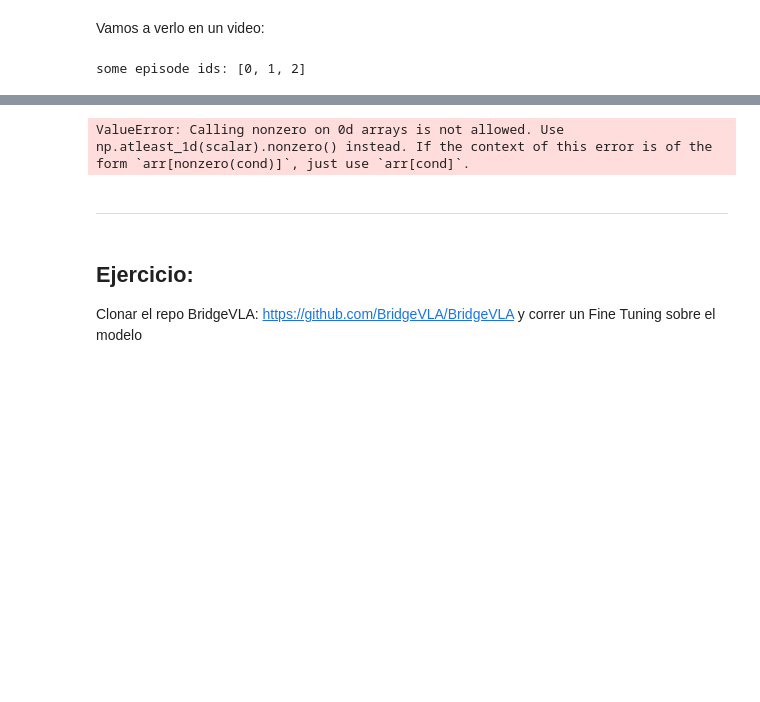
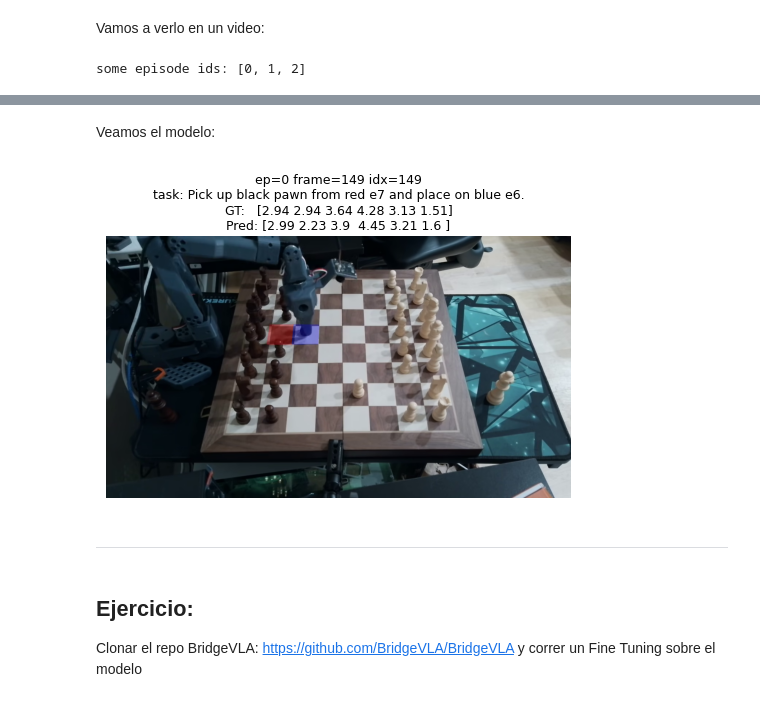
Before and after one commit to contepablod/ML-AI_Bourbaki, a Jupyter notebook: Semana1/VLA.ipynb, the cells around one changed output, grey strips where cells are left out. Drawn from its saved outputs; the diff is of its cells as text; code cells hidden in the pictures; blank space fills up the shorter version.

```diff
--- a/Semana1/VLA.ipynb
+++ b/Semana1/VLA.ipynb
@@ -180,11 +182,11 @@ Current cuda device  0
 class Cfg:
     repo_id: str = "exidekat/chessbot-lerobot"
 
-    batch_size: int = 8
+    batch_size: int = 4
     lr: float = 1e-4
-    steps: int = 200
+    steps: int = 150
     device: str = "cuda" if torch.cuda.is_available() else "cpu"
-    seed: int = 0
+    seed: int = 42
 
     # Simple tokenizer (placeholder)
     max_text_len: int = 64
@@ -213,6 +215,8 @@ class Cfg:
 def set_seed(seed: int):
     torch.manual_seed(seed)
     torch.cuda.manual_seed_all(seed)
+# %%
+tokenizer = AutoTokenizer.from_pretrained("bert-base-multilingual-cased")
 # %% [markdown]
 ### Funciones de ayuda
 # %%
@@ -446,8 +449,9 @@ loader = DataLoader(
 # %% [markdown]
 Definimos el modelo
 # %%
-model = TinyVLA(action_dim, cfg.vocab_size, cfg.max_text_len).to(cfg.device)
-opt = torch.optim.AdamW(model.parameters(), lr=cfg.lr)
+model = TinyVLA(action_dim, freeze_bert=True).to(cfg.device)
+opt = torch.optim.AdamW(filter(lambda p: p.requires_grad, model.parameters()), lr=cfg.lr, amsgrad=True, weight_decay=1e-5)
+scaler = torch.amp.GradScaler(enabled=torch.cuda.is_available())
 # %%
 it = iter(loader)
 model.train()
@@ -873,7 +921,18 @@ ValueError: Calling nonzero on 0d arrays is not allowed. Use np.atleast_1d(scala
+# %% [markdown]
+Veamos el modelo:
 # %%
-play_episode(ds, episode_id=eps[0], model=model, device="cuda", n_frames=150)
+play_episode(
+    ds,
+    episode_id=int(eps[0]),
+    model=model,
+    device=cfg.device,
+    n_frames=150,
+    vocab_size=cfg.vocab_size,
+    max_len=cfg.max_text_len,
+    pad_id=0,
+)
 # %% [output]
-ValueError: Calling nonzero on 0d arrays is not allowed. Use np.atleast_1d(scalar).nonzero() instead. If the context of this error is of the form `arr[nonzero(cond)]`, just use `arr[cond]`.
+[figure, added]
 # %% [markdown]
 
 ---
```
Also changed, not shown: parts of 25 cells of this notebook, 3 other files.
